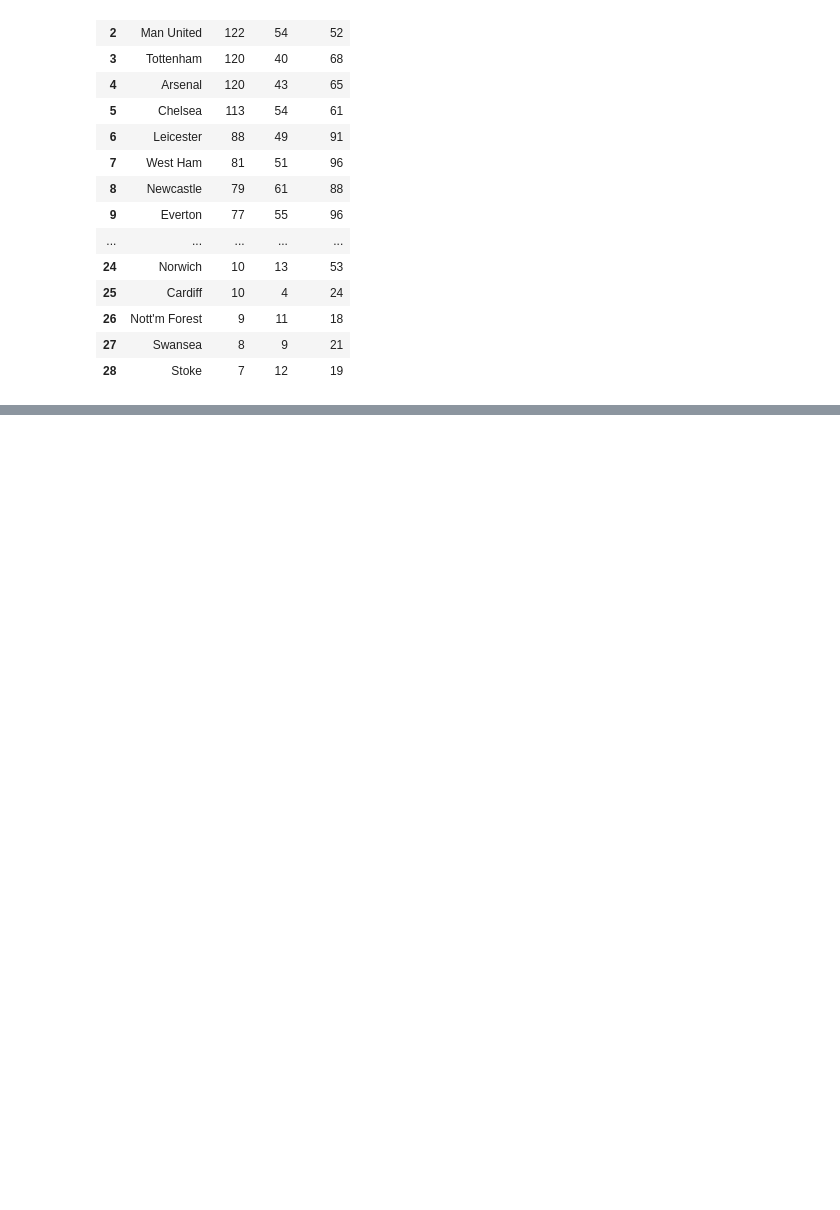
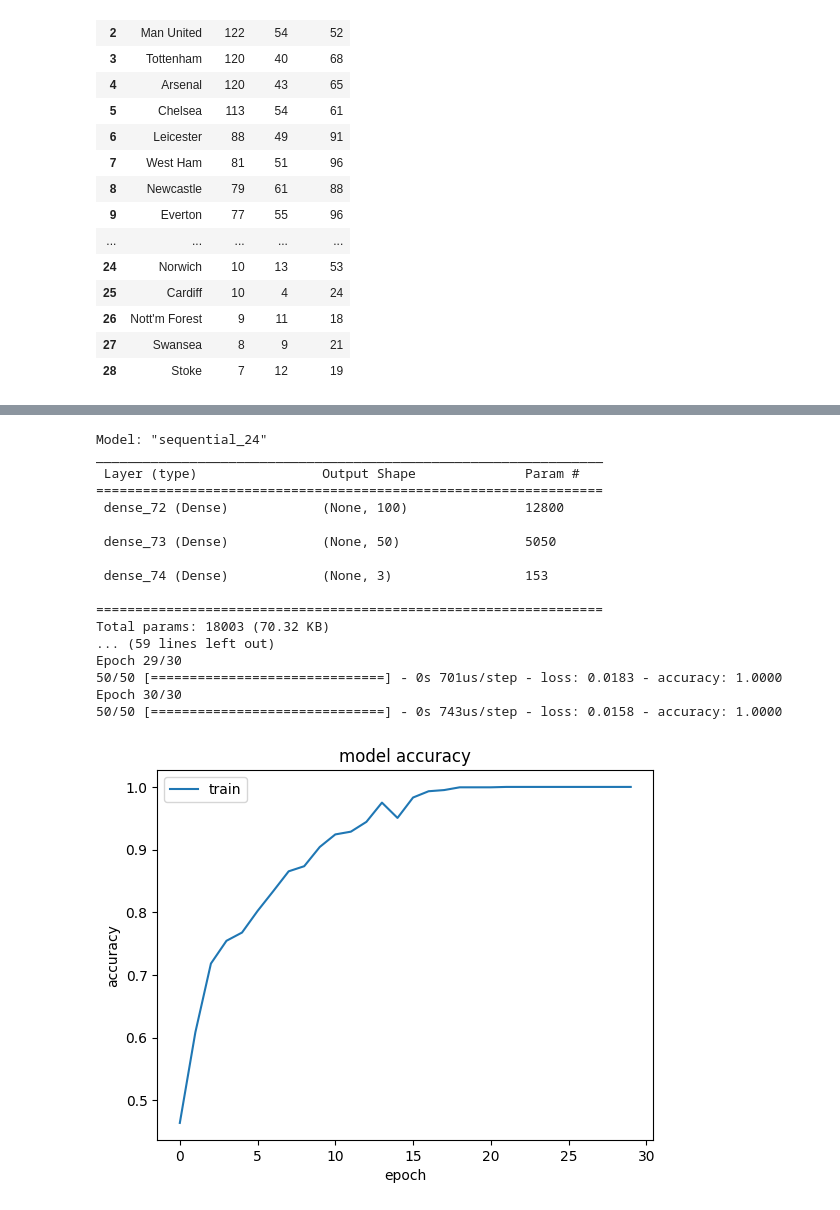
Before and after one commit to mathewsjoyy/Project_Code_Year3, a Jupyter notebook: Code/project.ipynb, the cells around one changed output, grey strips where cells are left out. Drawn from its saved outputs; the diff is of its cells as text; code cells hidden in the pictures; blank space fills up the shorter version.

Commit message:
updated some model testing and to do list

```diff
--- a/Code/project.ipynb
+++ b/Code/project.ipynb
@@ -353,0 +406,20 @@ plt.show()
+# %%
+from sklearn.preprocessing import LabelEncoder
+
+# Create a label encoder object
+label_encoder = LabelEncoder()
+
+# Fit the encoder to the dependent variable
+match_df['FTR'] = label_encoder.fit_transform(match_df['FTR'])
+
+# Have a look at our data frame
+print('Unique values for our label are: ', match_df['FTR'].unique())
+print('if the home team wins the label is ', match_df['FTR'][0])
+print('if the away team wins the label is ', match_df['FTR'][2])
+print('if there is a tie the label is ', match_df['FTR'][5])
+
+label = match_df['FTR']
+
+print('the result for the match in row 149 is ', label[149])
+
+match_df.shape
@@ -353,0 +568,53 @@ plt.show()
+# %%
+import tensorflow as tf
+
+#one hot-encoding y_train and y_test
+y_train = tf.keras.utils.to_categorical(y_train, num_classes=3)
+y_test = tf.keras.utils.to_categorical(y_test, num_classes=3)
+
+# create a model with 2 hidden layers using the traing and test data
+model = tf.keras.models.Sequential()
+model.add(tf.keras.layers.Dense(100, input_dim=127, activation='relu'))
+model.add(tf.keras.layers.Dense(50, activation='relu'))
+model.add(tf.keras.layers.Dense(3, activation='softmax'))
+
+model.summary()
+
+model.compile(loss = 'categorical_crossentropy', optimizer='adam', metrics=['accuracy'])
+
+history = model.fit(X_train, y_train, epochs=30)
+
+#accuracy history
+plt.plot(history.history['accuracy'])
+plt.title('model accuracy')
+plt.ylabel('accuracy')
+plt.xlabel('epoch')
+plt.legend(['train'], loc='upper left')
+plt.show()
+
+#loss history
+plt.plot(history.history['loss'])
+plt.title('model loss')
+plt.ylabel('loss')
+plt.xlabel('epoch')
+plt.legend(['train'], loc='upper left')
+plt.show()
+# %% [output]
+Model: "sequential_24"
+_________________________________________________________________
+ Layer (type)                Output Shape              Param #
+=================================================================
+ dense_72 (Dense)            (None, 100)               12800
+
+ dense_73 (Dense)            (None, 50)                5050
+
+ dense_74 (Dense)            (None, 3)                 153
+
+=================================================================
+Total params: 18003 (70.32 KB)
+... (59 lines left out)
+Epoch 29/30
+50/50 [==============================] - 0s 701us/step - loss: 0.0183 - accuracy: 1.0000
+Epoch 30/30
+50/50 [==============================] - 0s 743us/step - loss: 0.0158 - accuracy: 1.0000
+[figure, added]
```
Also changed, not shown: parts of 14 cells of this notebook.
